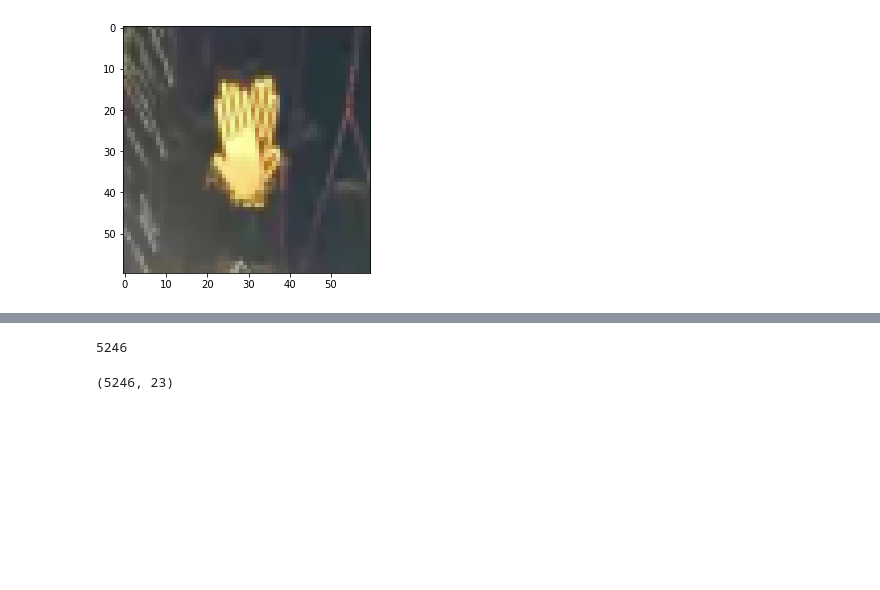
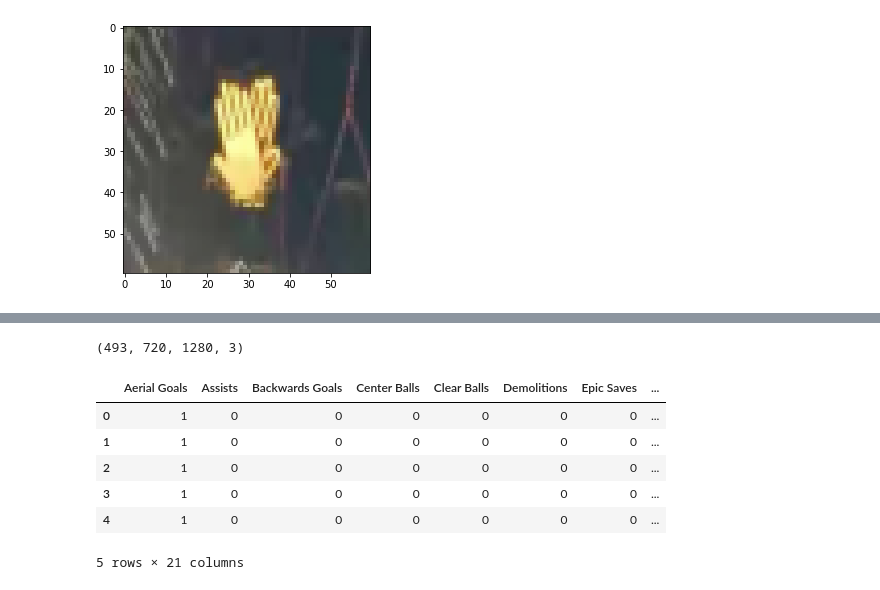
Before and after one commit to chasesariaslani/Rocket_League_Image_Classification, a Jupyter notebook: RL_Machine_Learning.ipynb, the cells around one changed output, grey strips where cells are left out. Cells and saved outputs as stored; diff of their text form; code cells hidden in the pictures; blank space fills up the shorter version.

```diff
--- a/RL_Machine_Learning.ipynb
+++ b/RL_Machine_Learning.ipynb
@@ -79,4 +79,4 @@ for folder_name in labels:
 
 training_map = pd.DataFrame([image_id_column, class_column]).transpose()
 training_map.columns = ['Image_ID', 'Classification']
-training_map = pd.get_dummies(training_map, columns=['Classification'])
+training_map
@@ -91,15 +105,22 @@ for folder in labels:
         X.append(img)
 
 X = np.array(X)  # Entire array of images for training/validation.
-# %%
-print(len(X))
-# %% [output]
-5246
+# %%
+X.shape
+# %% [output]
+(493, 720, 1280, 3)
 # %%
-Y = training_map
-Y.shape
+Y = training_map['Classification']
+Y = pd.get_dummies(Y)
+Y.head()
 # %% [output]
+|  | Aerial Goals | Assists | Backwards Goals | Center Balls | Clear Balls | Demolitions | Epic Saves | ... |
+| 0 | 1 | 0 | 0 | 0 | 0 | 0 | 0 | ... |
+| 1 | 1 | 0 | 0 | 0 | 0 | 0 | 0 | ... |
+| 2 | 1 | 0 | 0 | 0 | 0 | 0 | 0 | ... |
+| 3 | 1 | 0 | 0 | 0 | 0 | 0 | 0 | ... |
+| 4 | 1 | 0 | 0 | 0 | 0 | 0 | 0 | ... |
-(5246, 23)
+5 rows × 21 columns
 # %%
 # Resizes images and crops them for Keras Model
 image = []
```
Also changed, not shown: parts of 10 cells of this notebook.
